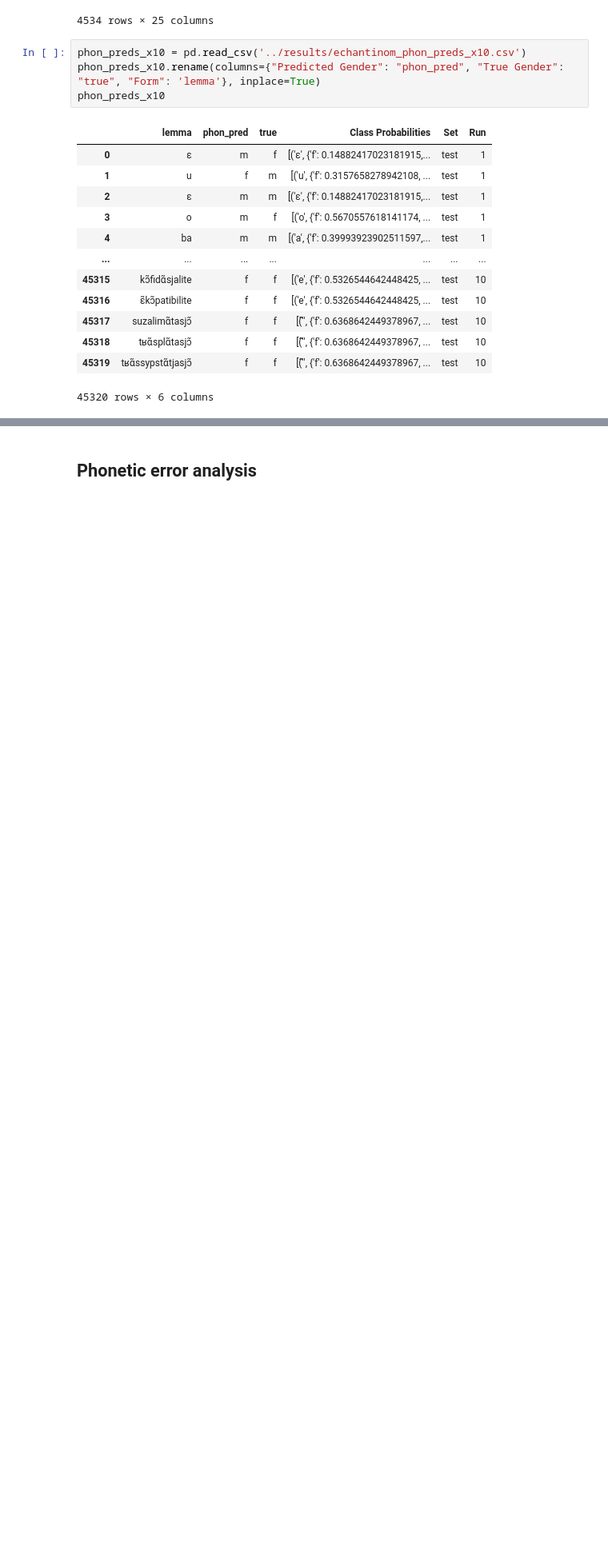
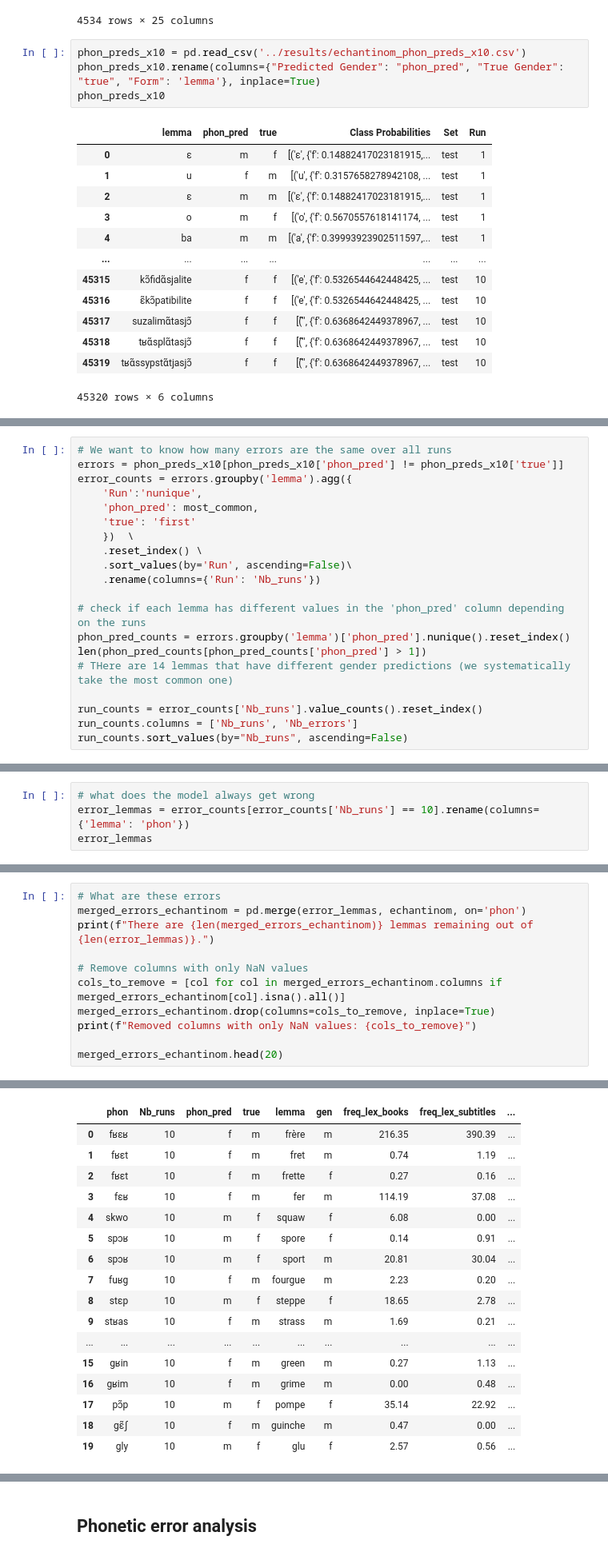
Before and after one commit to obonami/gender_prediction, a Jupyter notebook: src/phon_pred_analysis.ipynb, the cells around one changed output, grey strips where cells are left out. Shown at 80% size. Saved outputs shown, nothing was run; the diff lists cells and outputs as text; blank space fills up the shorter version.

Commit message:
run analysis on the phon model

```diff
--- a/src/phon_pred_analysis.ipynb
+++ b/src/phon_pred_analysis.ipynb
@@ -61,0 +64,19 @@ phon_preds_x10
+# %%
+# We want to know how many errors are the same over all runs
+errors = phon_preds_x10[phon_preds_x10['phon_pred'] != phon_preds_x10['true']]
+error_counts = errors.groupby('lemma').agg({
+    'Run':'nunique',
+    'phon_pred': most_common,
+    'true': 'first'
+    })  \
+    .reset_index() \
+    .sort_values(by='Run', ascending=False)\
+    .rename(columns={'Run': 'Nb_runs'})
+
+# check if each lemma has different values in the 'phon_pred' column depending on the runs
+phon_pred_counts = errors.groupby('lemma')['phon_pred'].nunique().reset_index()
+len(phon_pred_counts[phon_pred_counts['phon_pred'] > 1])                                # THere are 14 lemmas that have different gender predictions (we systematically take the most common one)
+
+run_counts = error_counts['Nb_runs'].value_counts().reset_index()
+run_counts.columns = ['Nb_runs', 'Nb_errors']
+run_counts.sort_values(by="Nb_runs", ascending=False)
@@ -61,0 +95,4 @@ phon_preds_x10
+# %%
+# what does the model always get wrong
+error_lemmas = error_counts[error_counts['Nb_runs'] == 10].rename(columns={'lemma': 'phon'})
+error_lemmas
@@ -61,0 +136,12 @@ phon_preds_x10
+# %%
+# What are these errors
+merged_errors_echantinom = pd.merge(error_lemmas, echantinom, on='phon')
+print(f"There are {len(merged_errors_echantinom)} lemmas remaining out of {len(error_lemmas)}.")
+
+# Remove columns with only NaN values
+cols_to_remove = [col for col in merged_errors_echantinom.columns if merged_errors_echantinom[col].isna().all()]
+merged_errors_echantinom.drop(columns=cols_to_remove, inplace=True)
+print(f"Removed columns with only NaN values: {cols_to_remove}")
+
+merged_errors_echantinom.head(20)
+# %% [output]
@@ -61,0 +150,17 @@ phon_preds_x10
+|  | phon | Nb_runs | phon_pred | true | lemma | gen | freq_lex_books | freq_lex_subtitles | ... |
+| 0 | fʁɛʁ | 10 | f | m | frère | m | 216.35 | 390.39 | ... |
+| 1 | fʁɛt | 10 | f | m | fret | m | 0.74 | 1.19 | ... |
+| 2 | fʁɛt | 10 | f | m | frette | f | 0.27 | 0.16 | ... |
+| 3 | fɛʁ | 10 | f | m | fer | m | 114.19 | 37.08 | ... |
+| 4 | skwo | 10 | m | f | squaw | f | 6.08 | 0.00 | ... |
+| 5 | spɔʁ | 10 | m | f | spore | f | 0.14 | 0.91 | ... |
+| 6 | spɔʁ | 10 | m | f | sport | m | 20.81 | 30.04 | ... |
+| 7 | fuʁg | 10 | f | m | fourgue | m | 2.23 | 0.20 | ... |
+| 8 | stɛp | 10 | m | f | steppe | f | 18.65 | 2.78 | ... |
+| 9 | stʁas | 10 | f | m | strass | m | 1.69 | 0.21 | ... |
+| ... | ... | ... | ... | ... | ... | ... | ... | ... | ... |
+| 15 | gʁin | 10 | f | m | green | m | 0.27 | 1.13 | ... |
+| 16 | gʁim | 10 | f | m | grime | m | 0.00 | 0.48 | ... |
+| 17 | pɔ̃p | 10 | m | f | pompe | f | 35.14 | 22.92 | ... |
+| 18 | gɛ̃ʃ | 10 | f | m | guinche | m | 0.47 | 0.00 | ... |
+| 19 | gly | 10 | m | f | glu | f | 2.57 | 0.56 | ... |
```
Also changed, not shown: parts of 9 cells of this notebook.
